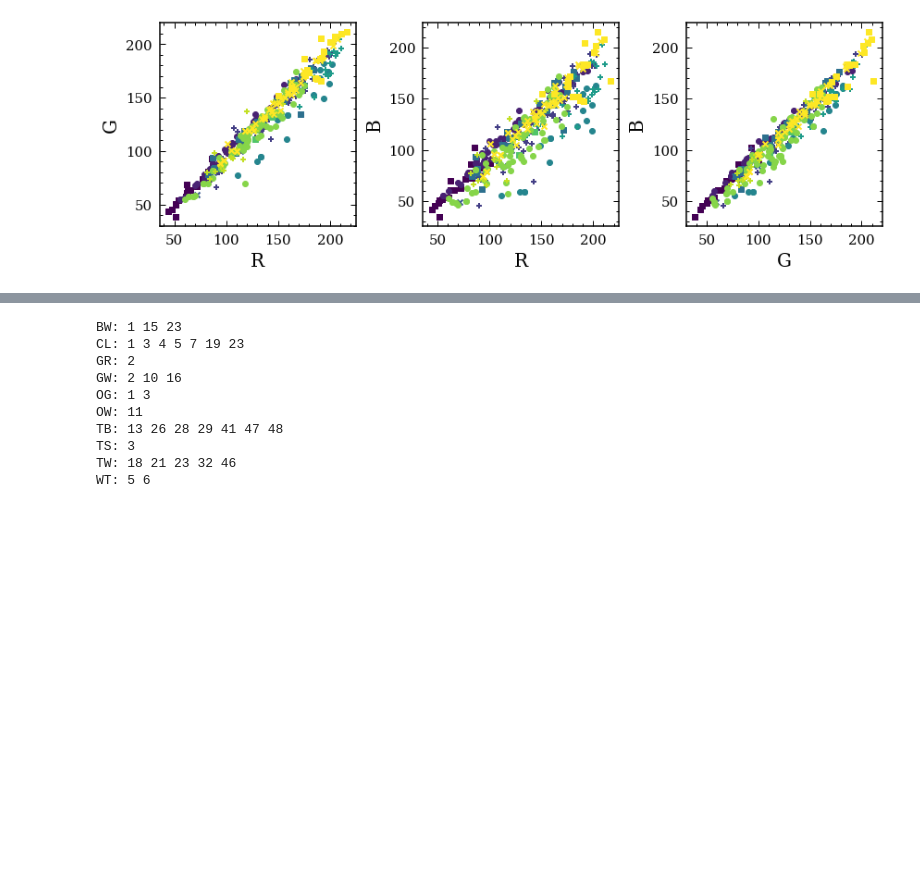
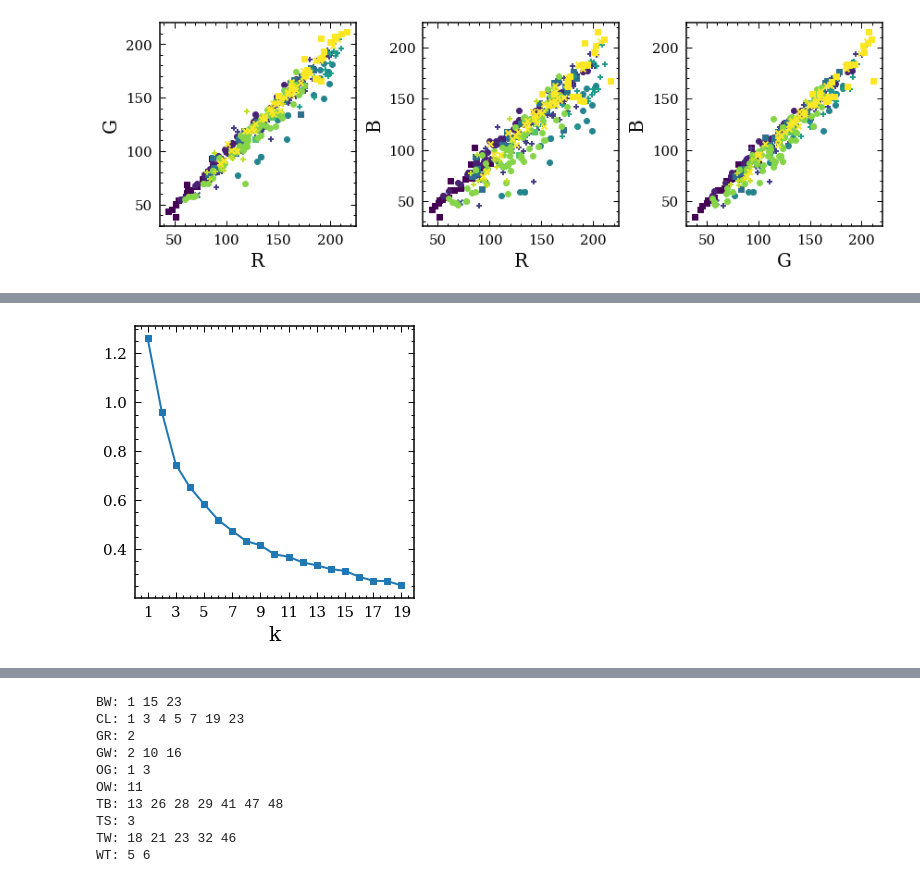
Before and after one commit to lcmayor/floofy-fluxuations, a Jupyter notebook: CatPhases.ipynb, the cells around one changed output, grey strips where cells are left out. Cells and saved outputs as stored; diff of their text form; code cells hidden in the pictures; blank space fills up the shorter version.

```diff
--- a/CatPhases.ipynb
+++ b/CatPhases.ipynb
@@ -184,0 +190,20 @@ with matplotlib.rc_context(context):
+# %%
+with matplotlib.rc_context(context):
+    scaler = StandardScaler()
+    spromarr = np.array(np.column_stack([df['B'][df['lon']==0]-df['G'][df['lon']==0], df['R'][df['lon']==0]]))
+    scaler.fit(spromarr)
+    newdata = scaler.transform(spromarr)
+    distort = []
+    K = range(1,20)
+    for k in K:
+        kmeanModel = KMeans(n_clusters=k).fit(newdata)
+        kmeanModel.fit(newdata)
+        distort.append(sum(np.min(cdist(newdata,kmeanModel.cluster_centers_, 'euclidean'), axis=1))
+                       / newdata.shape[0])
+    fig, ax = plt.subplots(figsize=(5,5))
+    ax.plot(K, distort, marker='s')
+    ax.set_xlabel('k')
+    ax.set_xticks(np.arange(1,20,2))
+    plt.show()
+# %% [output]
+[figure, added]
```
Also changed, not shown: parts of 6 cells of this notebook.
